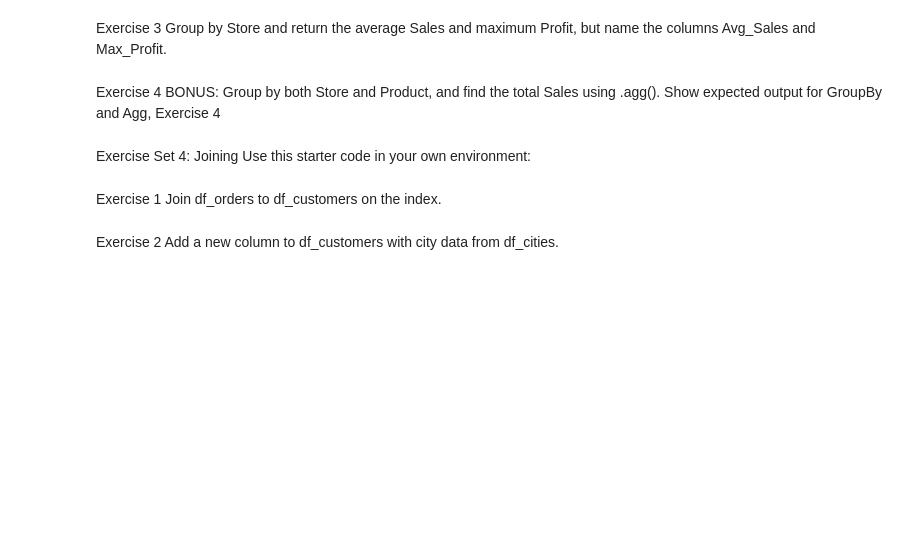
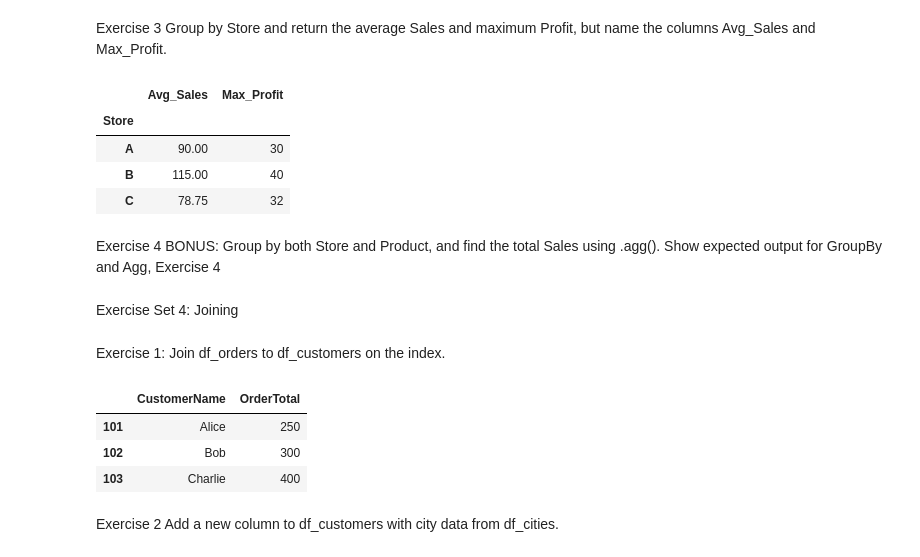
Before and after one commit to BuiltbyJaime/DA_M2_CodingExercises, a Jupyter notebook: w1_exercises.ipynb, the cells around one changed output. Drawn from its saved outputs; the diff is of its cells as text; code cells hidden in the pictures; blank space fills up the shorter version.

```diff
--- a/w1_exercises.ipynb
+++ b/w1_exercises.ipynb
@@ -544,12 +587,22 @@ Group by Product and get the maximum Sales and minimum Profit.
 # %% [markdown]
 Exercise 3
 Group by Store and return the average Sales and maximum Profit, but name the columns Avg_Sales and Max_Profit.
+# %%
+df.groupby("Store").agg(
+    Avg_Sales=("Sales", "mean"),
+    Max_Profit=("Profit", "max")
+)
+# %% [output]
+|  | Avg_Sales | Max_Profit |
+| Store |  |  |
+| A | 90.00 | 30 |
+| B | 115.00 | 40 |
+| C | 78.75 | 32 |
 # %% [markdown]
 Exercise 4
 BONUS: Group by both Store and Product, and find the total Sales using .agg().
 Show expected output for GroupBy and Agg, Exercise 4
 # %% [markdown]
 Exercise Set 4: Joining
-Use this starter code in your own environment:
 # %%
 import pandas as pd
@@ -562,9 +615,14 @@ df_orders = pd.DataFrame({
 "OrderTotal": [250, 300, 400]
 }, index=[101, 102, 103])
 # %% [markdown]
-
-Exercise 1
-Join df_orders to df_customers on the index.
+Exercise 1: Join df_orders to df_customers on the index.
+# %%
+df_customers.join(df_orders)
+# %% [output]
+|  | CustomerName | OrderTotal |
+| 101 | Alice | 250 |
+| 102 | Bob | 300 |
+| 103 | Charlie | 400 |
 # %% [markdown]
 Exercise 2
 Add a new column to df_customers with city data from df_cities.
```
Also changed, not shown: parts of 13 cells of this notebook, 1 other file.
